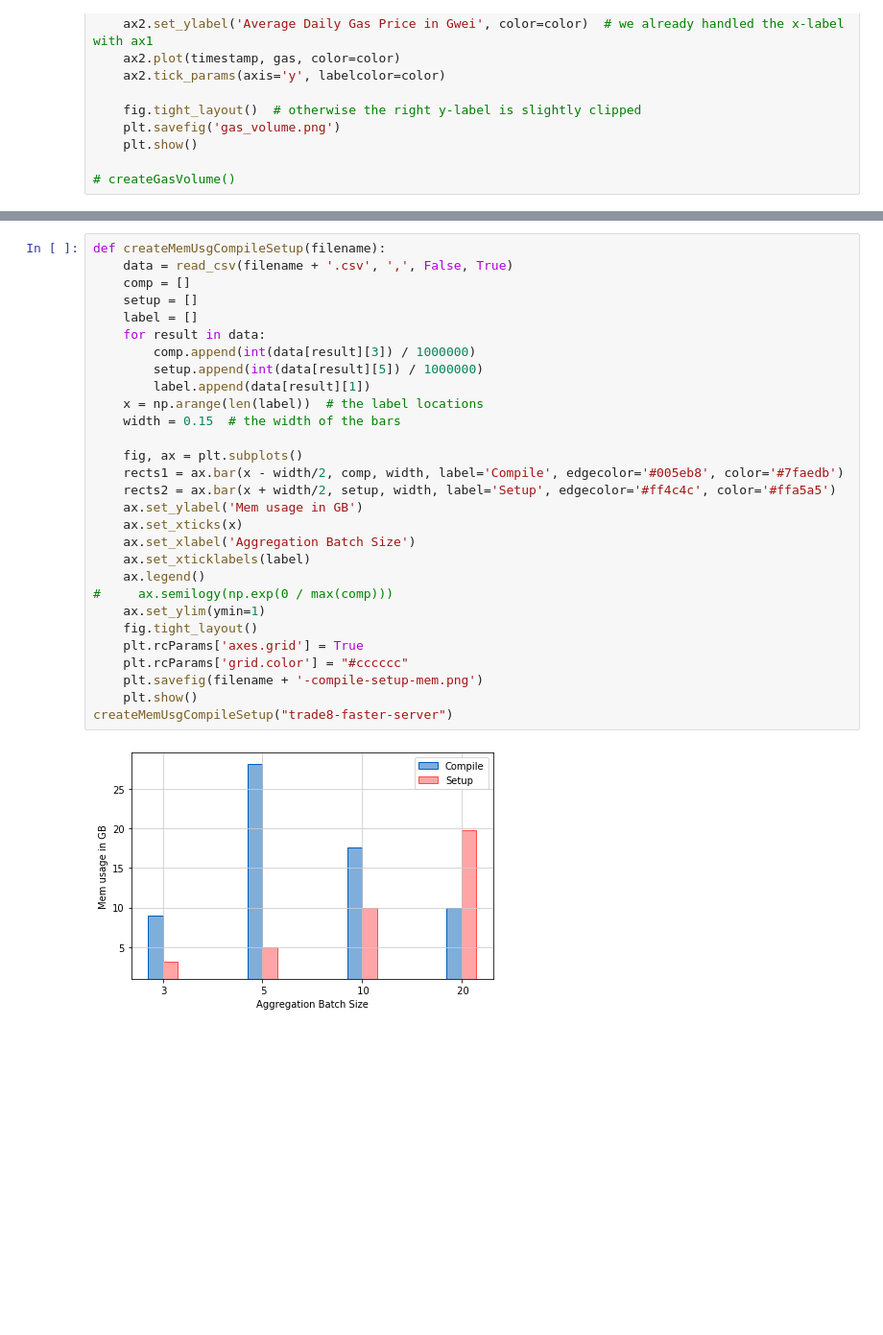
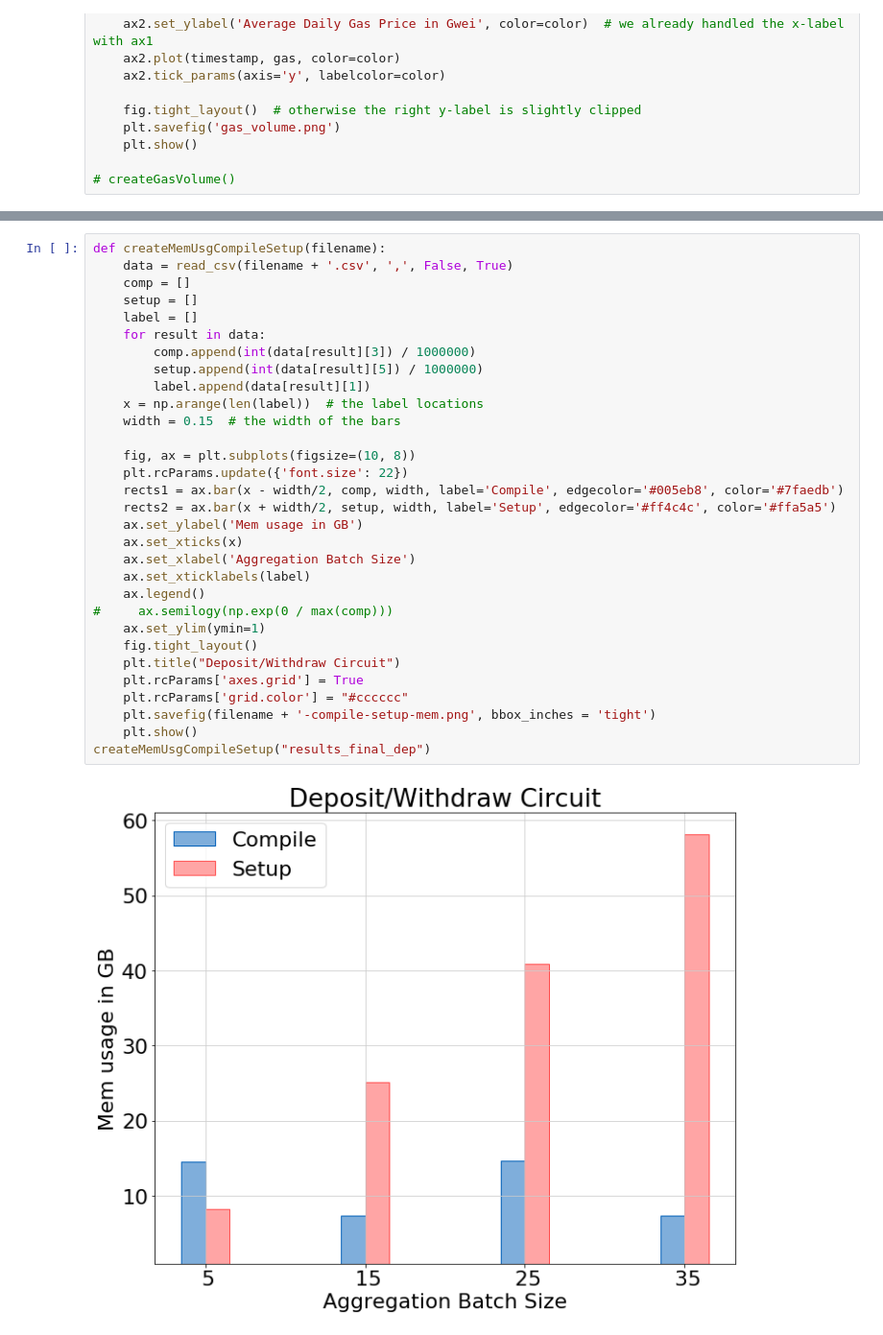
Before and after one commit to petscheit/bachelor, a Jupyter notebook: thesis/diagrams/Diagrams.ipynb, the cells around one changed output, grey strips where cells are left out. Shown: that part at 96% size. Drawn from its saved outputs; the diff is of its cells as text; blank space fills up the shorter version.

```diff
--- a/thesis/diagrams/Diagrams.ipynb
+++ b/thesis/diagrams/Diagrams.ipynb
@@ -155,34 +167,36 @@ createConstraints("trade8-server")
 # %%
 def createMemUsgCompileSetup(filename):
     data = read_csv(filename + '.csv', ',', False, True)
     comp = []
     setup = []
     label = []
     for result in data:
         comp.append(int(data[result][3]) / 1000000)
         setup.append(int(data[result][5]) / 1000000)
         label.append(data[result][1])
     x = np.arange(len(label))  # the label locations
     width = 0.15  # the width of the bars
 
-    fig, ax = plt.subplots()
+    fig, ax = plt.subplots(figsize=(10, 8))
+    plt.rcParams.update({'font.size': 22})
     rects1 = ax.bar(x - width/2, comp, width, label='Compile', edgecolor='#005eb8', color='#7faedb')
     rects2 = ax.bar(x + width/2, setup, width, label='Setup', edgecolor='#ff4c4c', color='#ffa5a5')
     ax.set_ylabel('Mem usage in GB')
     ax.set_xticks(x)
     ax.set_xlabel('Aggregation Batch Size')
     ax.set_xticklabels(label)
     ax.legend()
 #     ax.semilogy(np.exp(0 / max(comp)))
     ax.set_ylim(ymin=1)
     fig.tight_layout()
+    plt.title("Deposit/Withdraw Circuit")
     plt.rcParams['axes.grid'] = True
     plt.rcParams['grid.color'] = "#cccccc"
-    plt.savefig(filename + '-compile-setup-mem.png')
+    plt.savefig(filename + '-compile-setup-mem.png', bbox_inches = 'tight')
     plt.show()
-createMemUsgCompileSetup("trade8-faster-server")
+createMemUsgCompileSetup("results_final_dep")
 # %% [output]
-[figure, old version]
+[figure, new version]
 # %%
 def createMemUsgWitnessProof(filename):
     data = read_csv(filename + '.csv', ',', False, True)
```
Also changed, not shown: parts of 9 cells of this notebook, 39 other files.
